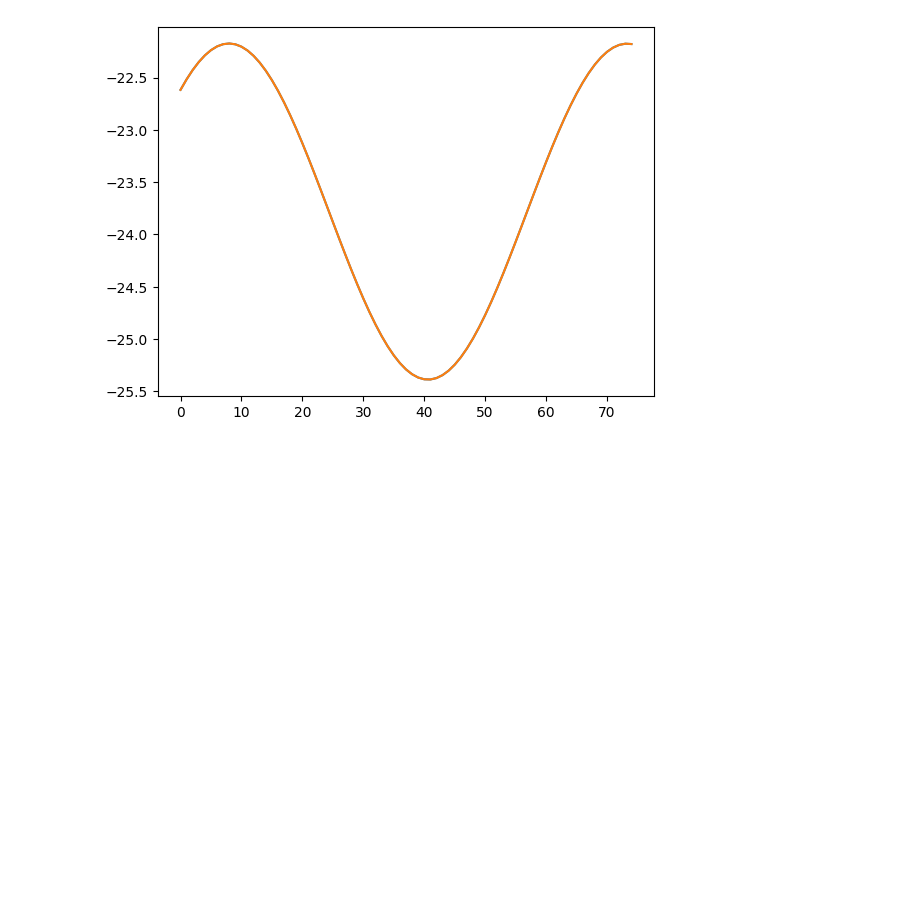
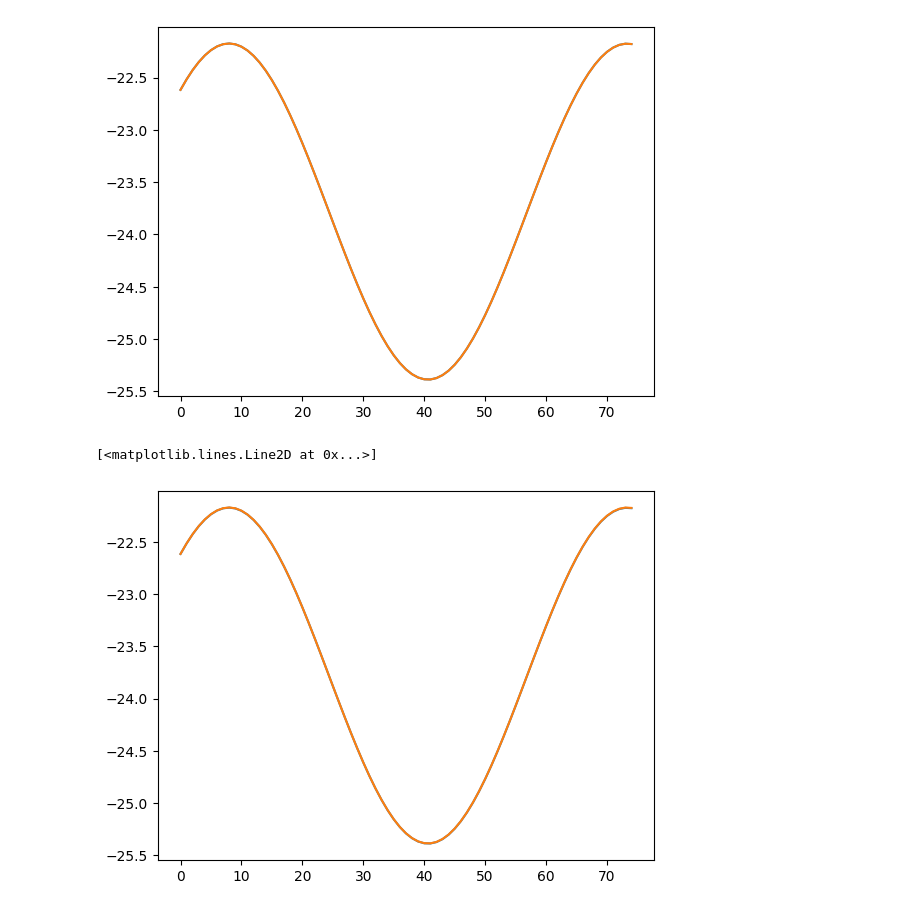
Before and after one commit to lusee-night/notebooks, a Jupyter notebook: celestial_objects/check_poles.ipynb, the cells around one changed output. Cells and saved outputs as stored; diff of their text form; code cells hidden in the pictures; blank space fills up the shorter version.

```diff
--- a/celestial_objects/check_poles.ipynb
+++ b/celestial_objects/check_poles.ipynb
@@ -40,3 +45,13 @@ plt.plot(alt2*180/np.pi)
 # %% [output]
 [<matplotlib.lines.Line2D at 0x...>]
 [figure]
+# %%
+from lunar_altaz import lunar_altaz_from_mcmf
+alt3, az3 = np.array([lunar_altaz_from_mcmf(obs.lun_long, obs.lun_lat, time.mjd, ra_deg/180*np.pi, dec_deg/180*np.pi) for time in obs.times]).T
+# %%
+
+plt.plot(alt*180/np.pi)
+plt.plot(alt3*180/np.pi)
+# %% [output]
+[<matplotlib.lines.Line2D at 0x...>]
+[figure, added]
```
Also changed, not shown: parts of 2 cells of this notebook, 3 other files.
